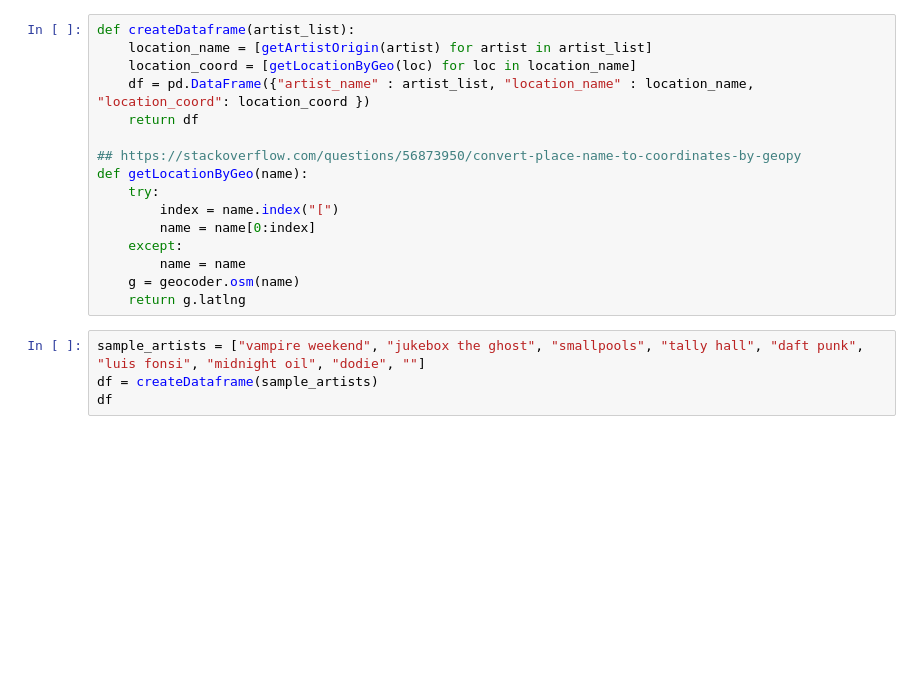
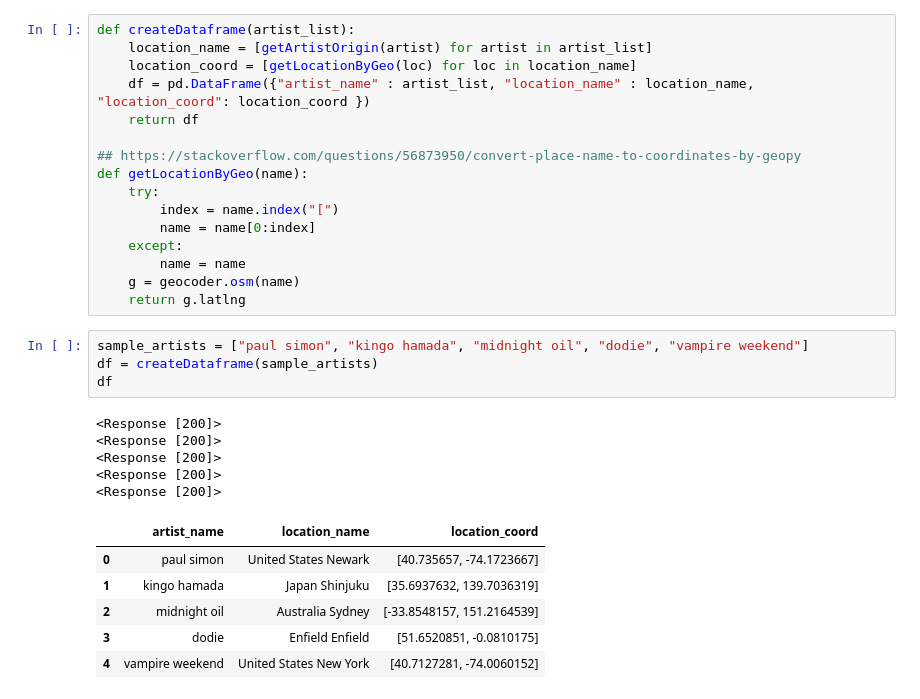
Before and after one commit to talidemestre/where-am-i-listening, a Jupyter notebook: Artist Locations.ipynb, the cells around one changed output. Saved outputs shown, nothing was run; the diff lists cells and outputs as text; blank space fills up the shorter version.

```diff
--- a/Artist Locations.ipynb
+++ b/Artist Locations.ipynb
@@ -98,9 +172,21 @@ def getLocationByGeo(name):
     g = geocoder.osm(name)
     return g.latlng
 # %%
-sample_artists = ["vampire weekend", "jukebox the ghost", "smallpools", "tally hall", "daft punk", "luis fonsi", "midnight oil", "dodie", ""]
+sample_artists = ["paul simon", "kingo hamada", "midnight oil", "dodie", "vampire weekend"]
 df = createDataframe(sample_artists)
 df
+# %% [output]
+<Response [200]>
+<Response [200]>
+<Response [200]>
+<Response [200]>
+<Response [200]>
+|  | artist_name | location_name | location_coord |
+| 0 | paul simon | United States Newark | [40.735657, -74.1723667] |
+| 1 | kingo hamada | Japan Shinjuku | [35.6937632, 139.7036319] |
+| 2 | midnight oil | Australia Sydney | [-33.8548157, 151.2164539] |
+| 3 | dodie | Enfield Enfield | [51.6520851, -0.0810175] |
+| 4 | vampire weekend | United States New York | [40.7127281, -74.0060152] |
 # %%
 fig = plt.figure(figsize=(16, 10), edgecolor='w')
 m = Basemap(projection='cyl', lat_0=0, lon_0=0)
```
Also changed, not shown: parts of 6 cells of this notebook.
